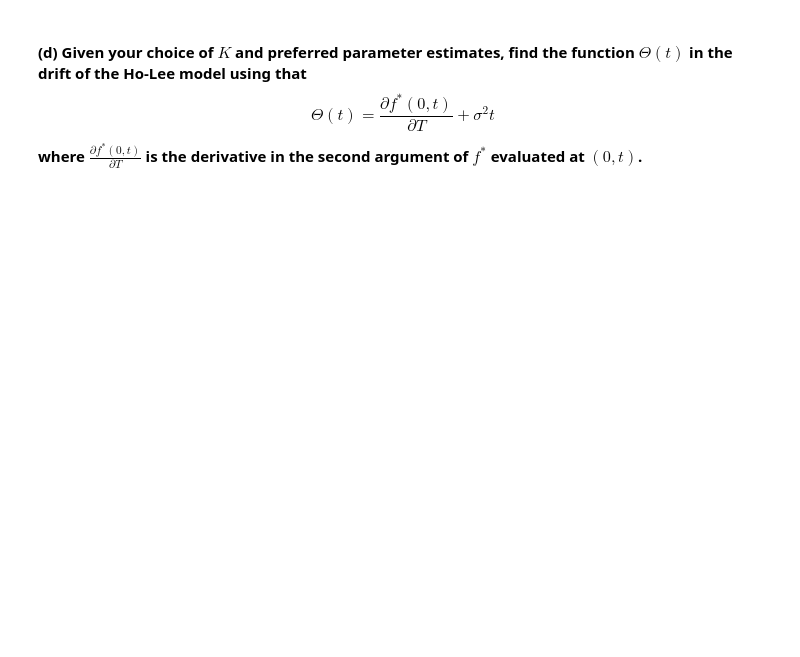
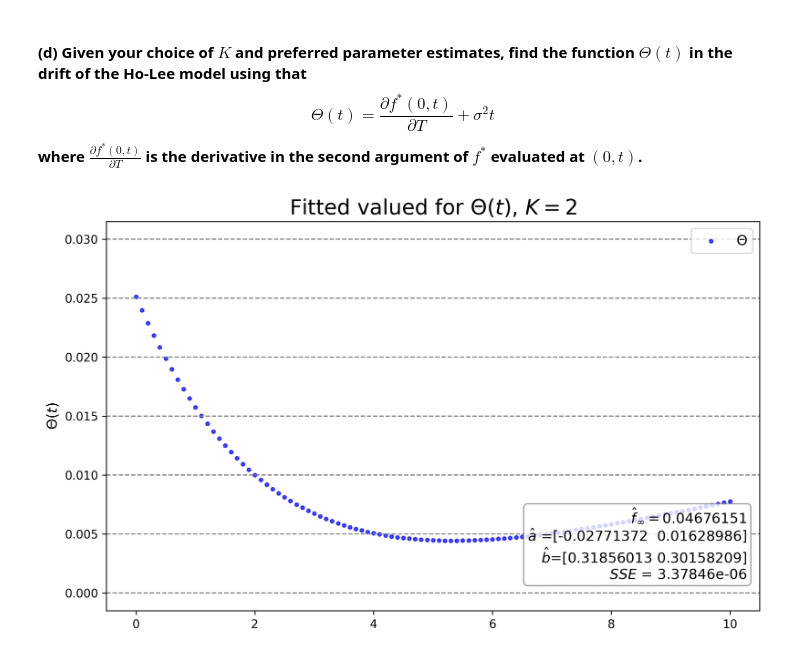
Before and after one commit to johanoelgaard/FixedIncome, a Jupyter notebook: Problem Sets/Problem Set 7/ps7.ipynb, the cells around one changed output. Saved outputs shown, nothing was run; the diff lists cells and outputs as text; code cells hidden in the pictures; blank space fills up the shorter version.

```diff
--- a/Problem Sets/Problem Set 7/ps7.ipynb
+++ b/Problem Sets/Problem Set 7/ps7.ipynb
@@ -425,2 +387,34 @@ plt.close()
 # %% [markdown]
 #### (d) Given your choice of $K$ and preferred parameter estimates, find the function $\Theta(t)$ in the drift of the Ho-Lee model using that $$ \Theta(t) = \frac{\partial f^*(0,t)}{\partial T} + \sigma^2 t $$ where $\frac{\partial f^*(0,t)}{\partial T}$ is the derivative in the second argument of $f^*$ evaluated at $(0,t)$.
+# %%
+# here chosen for K = 2 as it looks the nicest, K=3 as a weird bump at the start
+K = 2-1
+param_2d = (f_inf_hat2, a_hat2, b_hat2, sigma)
+theta_2d = fid.theta_ho_lee(T,param_2d, method = 'nelson_siegel')
+# %%
+# fig, ax = plt.subplots(2, 1, figsize=(10, 6), dpi=300, sharex=True)
+plt.figure(figsize=(10, 6), dpi=300)
+
+# First subplot: forward rates
+plt.scatter(T, theta_2d, label='$\Theta$', marker='.', color='blue', alpha=0.7)
+
+# Add horizontal lines at each tick mark
+ax = plt.gca()
+ax.yaxis.set_major_locator(MultipleLocator(0.005))
+for tick in ax.get_yticks():
+    ax.axhline(y=tick, color='gray', linestyle='--', linewidth=1)
+plt.ylabel('$\Theta(t)$', fontsize=12)
+
+plt.legend(fontsize=12, loc = 'upper right')
+textstr = f'$\hat f_\infty =${param_2d[0]:.8f}\n$\hat a$ ={param_2d[1]}\n$\hat b $={param_2d[2]}\n $SSE$ = {sse2:.5e}'
+props = dict(boxstyle='round', facecolor='white', alpha=0.8, edgecolor='grey')
+plt.text(0.98, 0.075, textstr, transform=ax.transAxes, fontsize=12,
+         verticalalignment='bottom',horizontalalignment = 'right', bbox=props)
+
+
+plt.title(f'Fitted valued for $\Theta(t)$, $K={K+1}$', fontsize=18)
+# plt.tight_layout()
+plt.show()
+plt.close()
+# %% [output]
+[figure, added]
```
Also changed, not shown: parts of 32 cells of this notebook.
